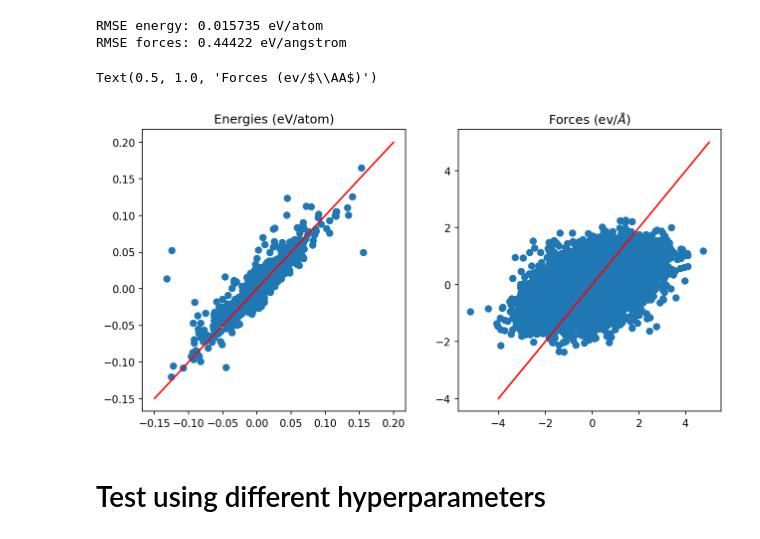
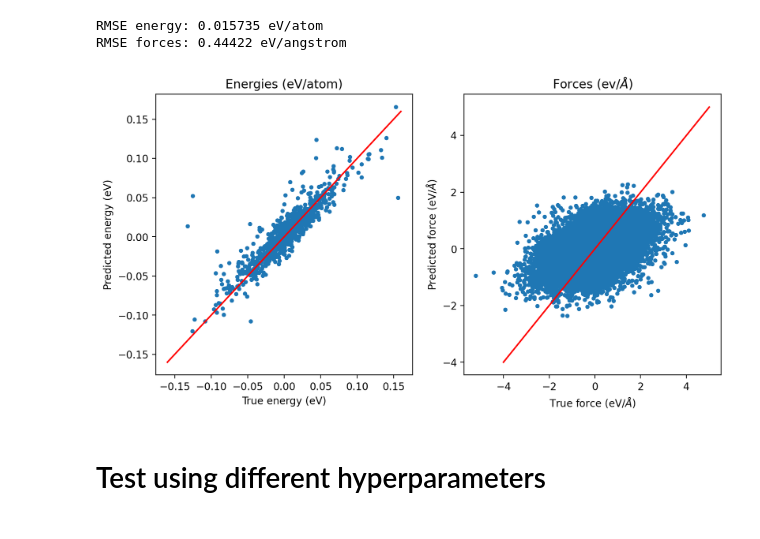
Before and after one commit to victorprincipe/genpot, a Jupyter notebook: delta_general.ipynb, the cells around one changed output. Saved outputs shown, nothing was run; the diff lists cells and outputs as text; code cells hidden in the pictures.

```diff
--- a/delta_general.ipynb
+++ b/delta_general.ipynb
@@ -1416,5 +1456,5 @@ for ifrm, frm in enumerate(tqdm(val_frames[:npred], desc = "Making predictions f
     ytp.append(model.predict(manager_test))
     ftp.append(model.predict_forces(manager_test))
 
-y_test_pred = np.array(ytp).flatten()
-f_test_pred = np.concatenate(ftp)
+y_val_pred_aditi = np.array(ytp).flatten()
+f_val_pred_aditi = np.concatenate(ftp)
@@ -1432,17 +1490,21 @@ RMSE forces: 0.44422 eV/angstrom
 # %%
 #Plot predicted vs. actual energies and forces
-f,p = plt.subplots(1,2, figsize = (10, 5), dpi=150)
+f,p = plt.subplots(1,2, figsize = (10, 5), dpi=200)
 p[0].scatter((y_val[:npred] - mlr.predict(X_val[:npred]))/np.sum(X_val[:npred],axis=1),
-             (y_test_pred[:npred] - mlr.predict(X_val[:npred]))/np.sum(X_val[:npred],axis=1))
+             (y_val_pred_aditi[:npred] - mlr.predict(X_val[:npred]))/np.sum(X_val[:npred],axis=1), s=10)
 p[0].set_title('Energies (eV/atom)')
-p[0].plot([-0.15,0.2], [-0.15, 0.2], color='red')
+p[0].plot([-0.16,0.16], [-0.16, 0.16], color='red')
+p[0].set_xlabel('True energy (eV)')
+p[0].set_ylabel('Predicted energy (eV)')
 p[0].set()
-p[1].scatter(f_val.flatten(), f_test_pred.flatten())
+p[1].scatter(f_val.flatten(), f_val_pred_aditi.flatten(), s=10)
 p[1].plot([-4,5], [-4, 5], color='red')
 p[1].set_title(r'Forces (ev/$\AA$)')
+p[1].set_xlabel('True force (eV/$\AA$)')
+p[1].set_ylabel('Predicted force (eV/$\AA$)')
+plt.savefig('figures/Aditi_model_val_set.png')
 # %% [output]
-Text(0.5, 1.0, 'Forces (ev/$\\AA$)')
-[figure, old version]
+[figure, new version]
 # %% [markdown]
 # Test using different hyperparameters
 # %%
```
Also changed, not shown: parts of 30 cells of this notebook, 3 other files.
